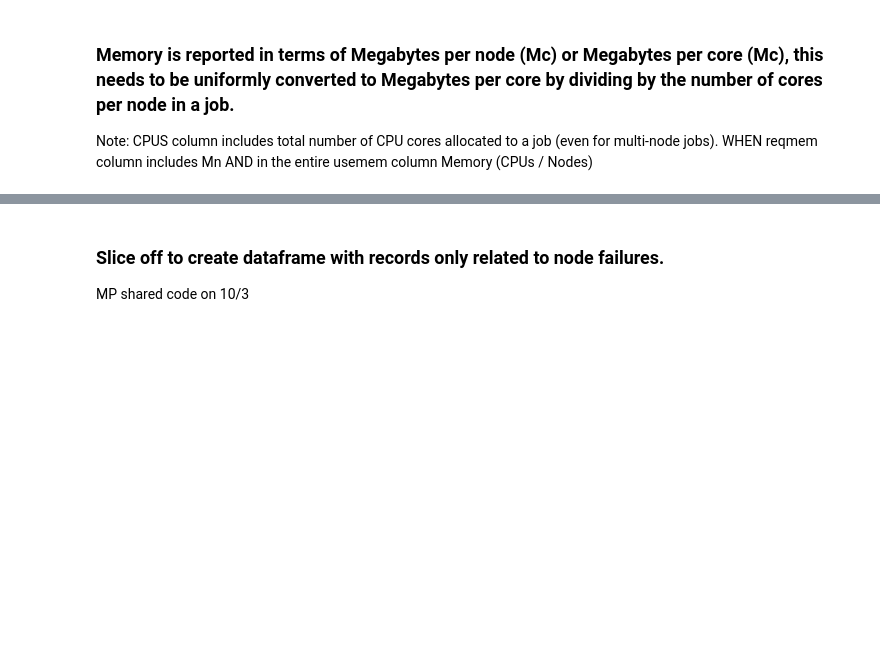
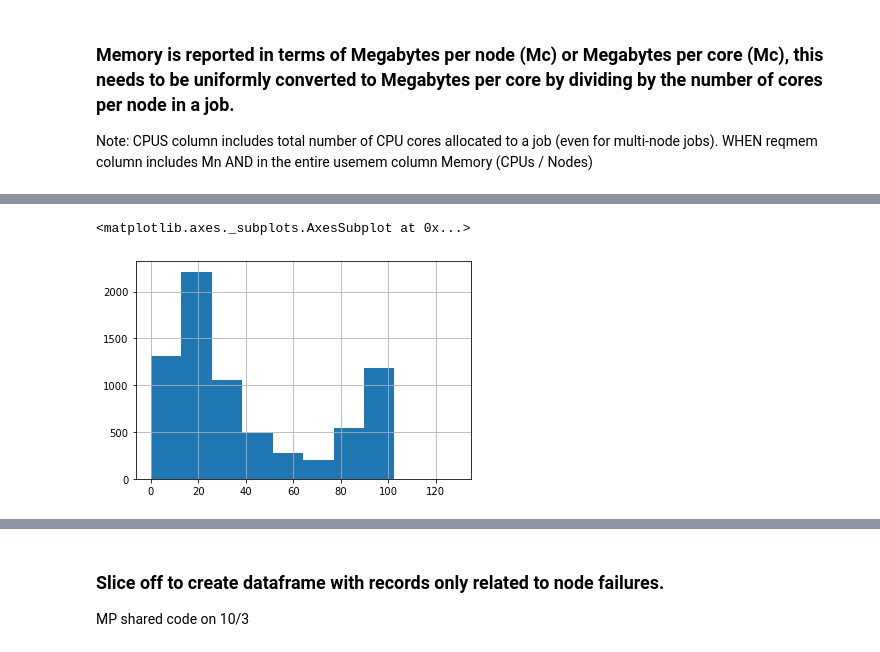
Before and after one commit to nss-data-science-cohort-4/dq2-accre-very-success, a Jupyter notebook: notebooks/accre.ipynb, the cells around one changed output, grey strips where cells are left out. Drawn from its saved outputs; the diff is of its cells as text; code cells hidden in the pictures; blank space fills up the shorter version.

```diff
--- a/notebooks/accre.ipynb
+++ b/notebooks/accre.ipynb
@@ -175,0 +434,5 @@ Note: CPUS column includes total number of CPU cores allocated to a job (even fo
+# %%
+accre.time_pct_used.hist()
+# %% [output]
+<matplotlib.axes._subplots.AxesSubplot at 0x...>
+[figure, added]
```
Also changed, not shown: parts of 45 cells of this notebook.
